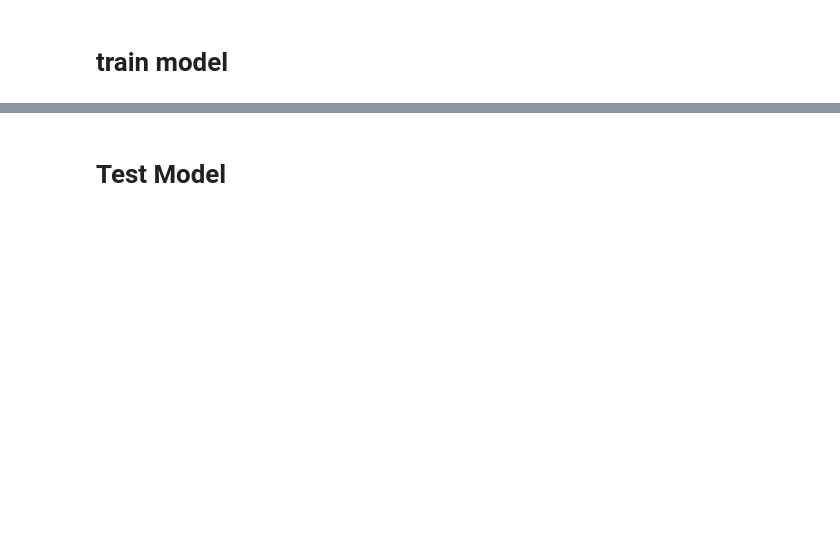
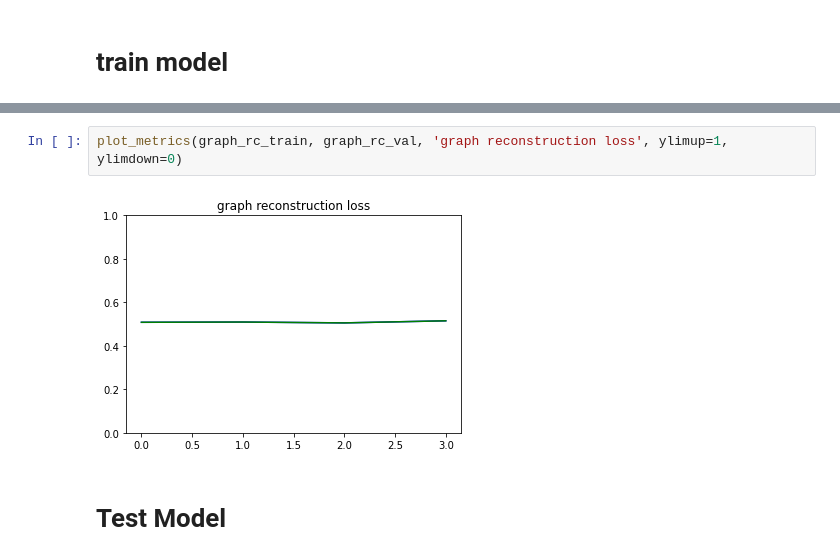
Before and after one commit to dayuyang1999/NRI_dup, a Jupyter notebook: train.ipynb, the cells around one changed output, grey strips where cells are left out. Saved outputs shown, nothing was run; the diff lists cells and outputs as text; blank space fills up the shorter version.

```diff
--- a/train.ipynb
+++ b/train.ipynb
@@ -628,2 +712,6 @@ KeyboardInterrupt:
+# %%
+plot_metrics(graph_rc_train, graph_rc_val, 'graph reconstruction loss', ylimup=1, ylimdown=0)
+# %% [output]
+[figure, added]
 # %% [markdown]
 # Test Model
```
Also changed, not shown: parts of 18 cells of this notebook, 24 other files.
